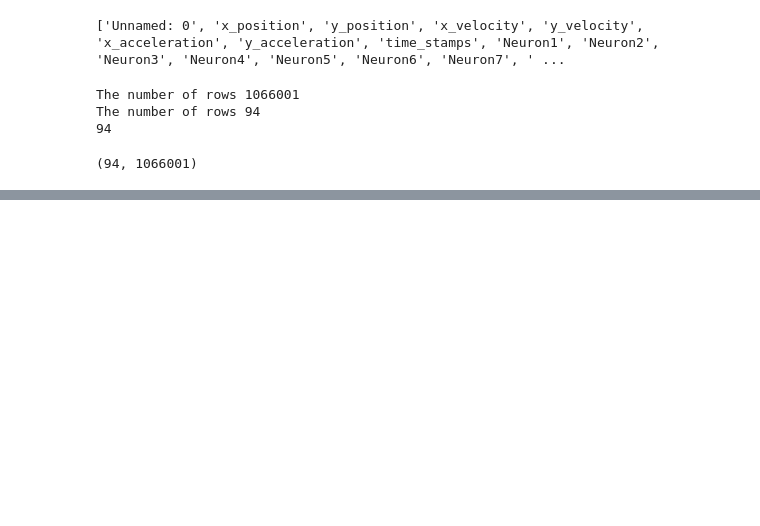
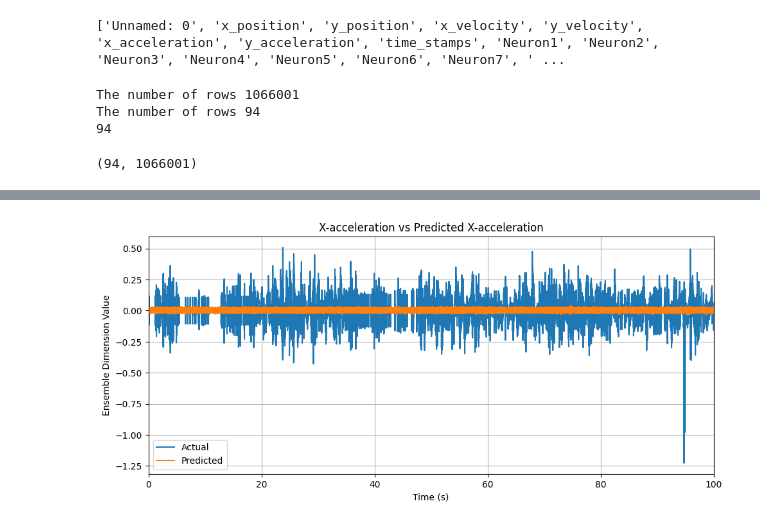
Before and after one commit to WAT-ai/BCI-Signal-Decoding, a Jupyter notebook: src/LMU - Basis/LMU.ipynb, the cells around one changed output, grey strips where cells are left out. Cells and saved outputs as stored; diff of their text form; code cells hidden in the pictures; blank space fills up the shorter version.

```diff
--- a/src/LMU - Basis/LMU.ipynb
+++ b/src/LMU - Basis/LMU.ipynb
@@ -151,0 +166,13 @@ with nengo.Simulator(model, seed=0) as sim:
+# %%
+fig, pl = plt.subplots(1, 1)
+fig.subplots_adjust(right=1.5)
+pl.plot(sim.trange(), target_out[0, 0:len(sim.trange())])
+pl.plot(sim.trange(), sim.data[p_out][:, 0])
+pl.set_title("X-acceleration vs Predicted X-acceleration")
+pl.set_xlim((0,np.max(sim.trange())))
+pl.set_xlabel("Time (s)")
+pl.set_ylabel("Ensemble Dimension Value")
+pl.legend(["Actual", "Predicted"])
+pl.grid()
+# %% [output]
+[figure, added]
```
Also changed, not shown: parts of 8 cells of this notebook.
